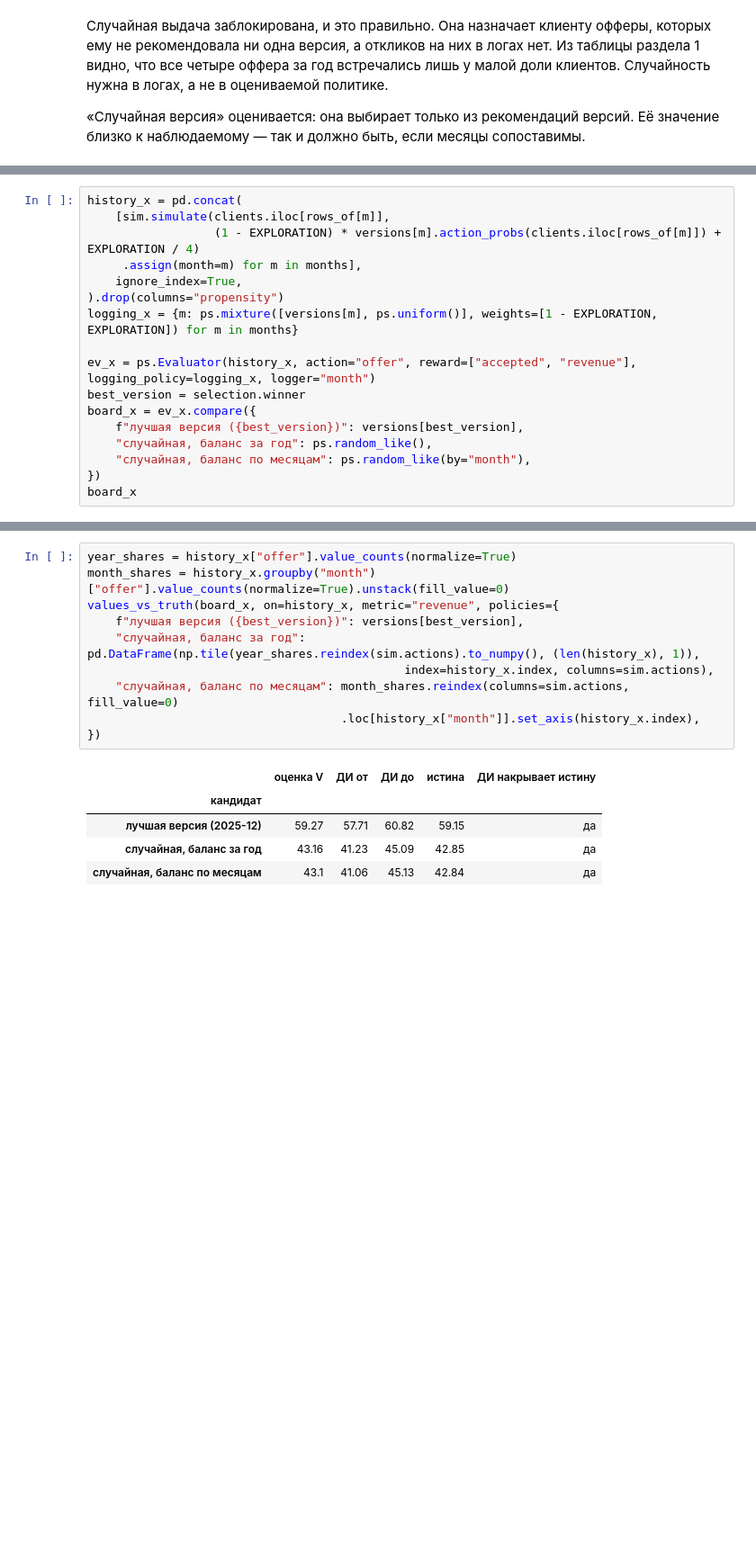
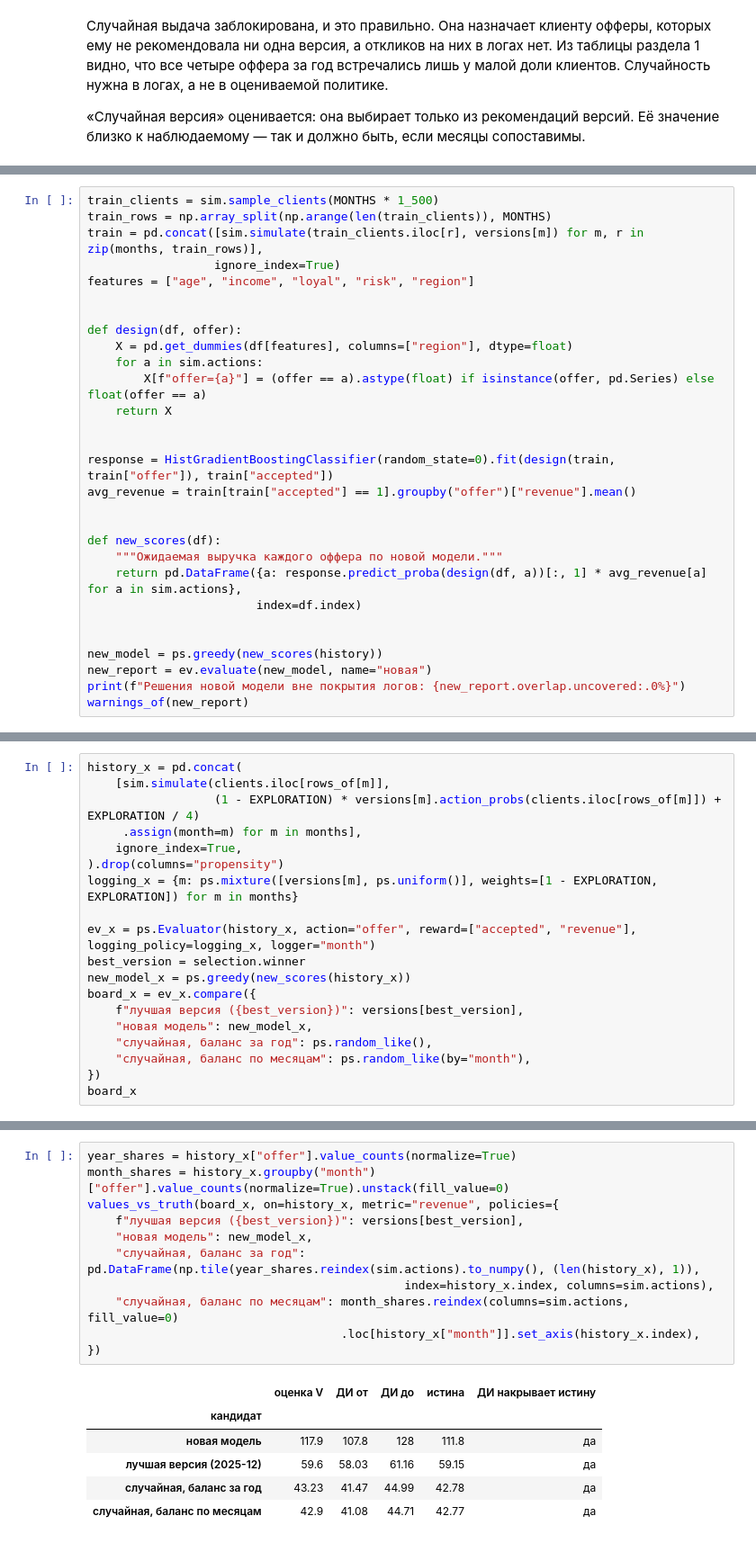
Before and after one commit to Yurashku/OffPolicyLab, a Jupyter notebook: examples/monthly_versions.ipynb, the cells around one changed output, grey strips where cells are left out. Shown at 90% size. Drawn from its saved outputs; the diff is of its cells as text; blank space fills up the shorter version.

```diff
--- a/examples/monthly_versions.ipynb
+++ b/examples/monthly_versions.ipynb
@@ -225,0 +236,29 @@ revenue: вывод сделать нельзя: оценка Δ = −6.01 (−1
+# %%
+train_clients = sim.sample_clients(MONTHS * 1_500)
+train_rows = np.array_split(np.arange(len(train_clients)), MONTHS)
+train = pd.concat([sim.simulate(train_clients.iloc[r], versions[m]) for m, r in zip(months, train_rows)],
+                  ignore_index=True)
+features = ["age", "income", "loyal", "risk", "region"]
+
+
+def design(df, offer):
+    X = pd.get_dummies(df[features], columns=["region"], dtype=float)
+    for a in sim.actions:
+        X[f"offer={a}"] = (offer == a).astype(float) if isinstance(offer, pd.Series) else float(offer == a)
+    return X
+
+
+response = HistGradientBoostingClassifier(random_state=0).fit(design(train, train["offer"]), train["accepted"])
+avg_revenue = train[train["accepted"] == 1].groupby("offer")["revenue"].mean()
+
+
+def new_scores(df):
+    """Ожидаемая выручка каждого оффера по новой модели."""
+    return pd.DataFrame({a: response.predict_proba(design(df, a))[:, 1] * avg_revenue[a] for a in sim.actions},
+                        index=df.index)
+
+
+new_model = ps.greedy(new_scores(history))
+new_report = ev.evaluate(new_model, name="новая")
+print(f"Решения новой модели вне покрытия логов: {new_report.overlap.uncovered:.0%}")
+warnings_of(new_report)
@@ -240,8 +301,10 @@ logging_x = {m: ps.mixture([versions[m], ps.uniform()], weights=[1 - EXPLORATION
 
 ev_x = ps.Evaluator(history_x, action="offer", reward=["accepted", "revenue"], logging_policy=logging_x, logger="month")
 best_version = selection.winner
+new_model_x = ps.greedy(new_scores(history_x))
 board_x = ev_x.compare({
     f"лучшая версия ({best_version})": versions[best_version],
+    "новая модель": new_model_x,
     "случайная, баланс за год": ps.random_like(),
     "случайная, баланс по месяцам": ps.random_like(by="month"),
 })
@@ -275,16 +341,18 @@ p (RW) скорректированы методом Romano–Wolf на 6 пар
 # %%
 year_shares = history_x["offer"].value_counts(normalize=True)
 month_shares = history_x.groupby("month")["offer"].value_counts(normalize=True).unstack(fill_value=0)
 values_vs_truth(board_x, on=history_x, metric="revenue", policies={
     f"лучшая версия ({best_version})": versions[best_version],
+    "новая модель": new_model_x,
     "случайная, баланс за год": pd.DataFrame(np.tile(year_shares.reindex(sim.actions).to_numpy(), (len(history_x), 1)),
                                              index=history_x.index, columns=sim.actions),
     "случайная, баланс по месяцам": month_shares.reindex(columns=sim.actions, fill_value=0)
                                     .loc[history_x["month"]].set_axis(history_x.index),
 })
 # %% [output]
 |  | оценка V | ДИ от | ДИ до | истина | ДИ накрывает истину |
 | кандидат |  |  |  |  |  |
-| лучшая версия (2025-12) | 59.27 | 57.71 | 60.82 | 59.15 | да |
-| случайная, баланс за год | 43.16 | 41.23 | 45.09 | 42.85 | да |
-| случайная, баланс по месяцам | 43.1 | 41.06 | 45.13 | 42.84 | да |
+| новая модель | 117.9 | 107.8 | 128 | 111.8 | да |
+| лучшая версия (2025-12) | 59.6 | 58.03 | 61.16 | 59.15 | да |
+| случайная, баланс за год | 43.23 | 41.47 | 44.99 | 42.78 | да |
+| случайная, баланс по месяцам | 42.9 | 41.08 | 44.71 | 42.77 | да |
```
Also changed, not shown: parts of 13 cells of this notebook, 4 other files.
